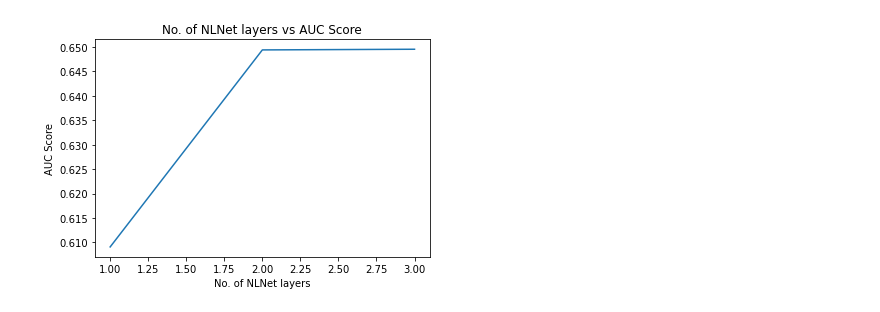
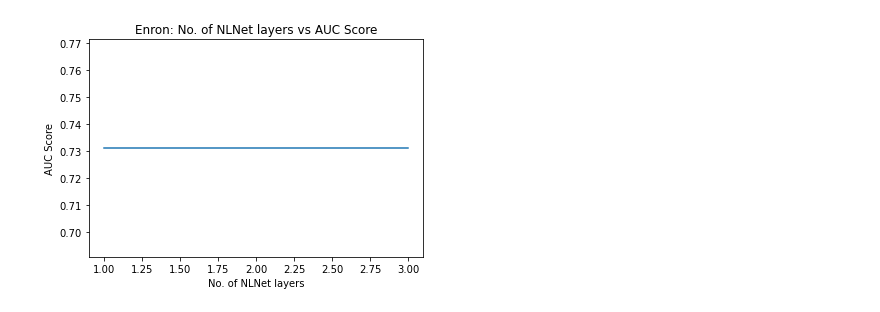
Before and after one commit to DodiyaParth/NL_GCN_ANOMALY_DETECTION, a Jupyter notebook: graphs.ipynb, the cells around one changed output. Drawn from its saved outputs; the diff is of its cells as text; code cells hidden in the pictures.

```diff
--- a/graphs.ipynb
+++ b/graphs.ipynb
@@ -23,7 +23,7 @@ models.extend(models4)
 # %%
 datasets=['Disney','Amazon','facebook','Enron']
 # %%
-dataName = datasets[2]
+dataName = datasets[3]
 path = "Results/"+dataName+"/results.json"
 f = open(path)
 results = json.load(f)
@@ -112,11 +112,11 @@ plt.show()
 # %%
 # NLNet vs Auc
 nlNetAuc = np.array(nlNetAuc)
 plt.plot(nlNetAuc[:,0],nlNetAuc[:,1])
 plt.xlabel("No. of NLNet layers")
 plt.ylabel("AUC Score")
-plt.title("No. of NLNet layers vs AUC Score")
+plt.title(dataName+": "+"No. of NLNet layers vs AUC Score")
 plt.savefig(resultsPath+"/NLNet_vs_Auc.png")
 plt.show()
 # %% [output]
-[figure, old version]
+[figure, new version]
```
Also changed, not shown: parts of 4 cells of this notebook, 20 other files.
